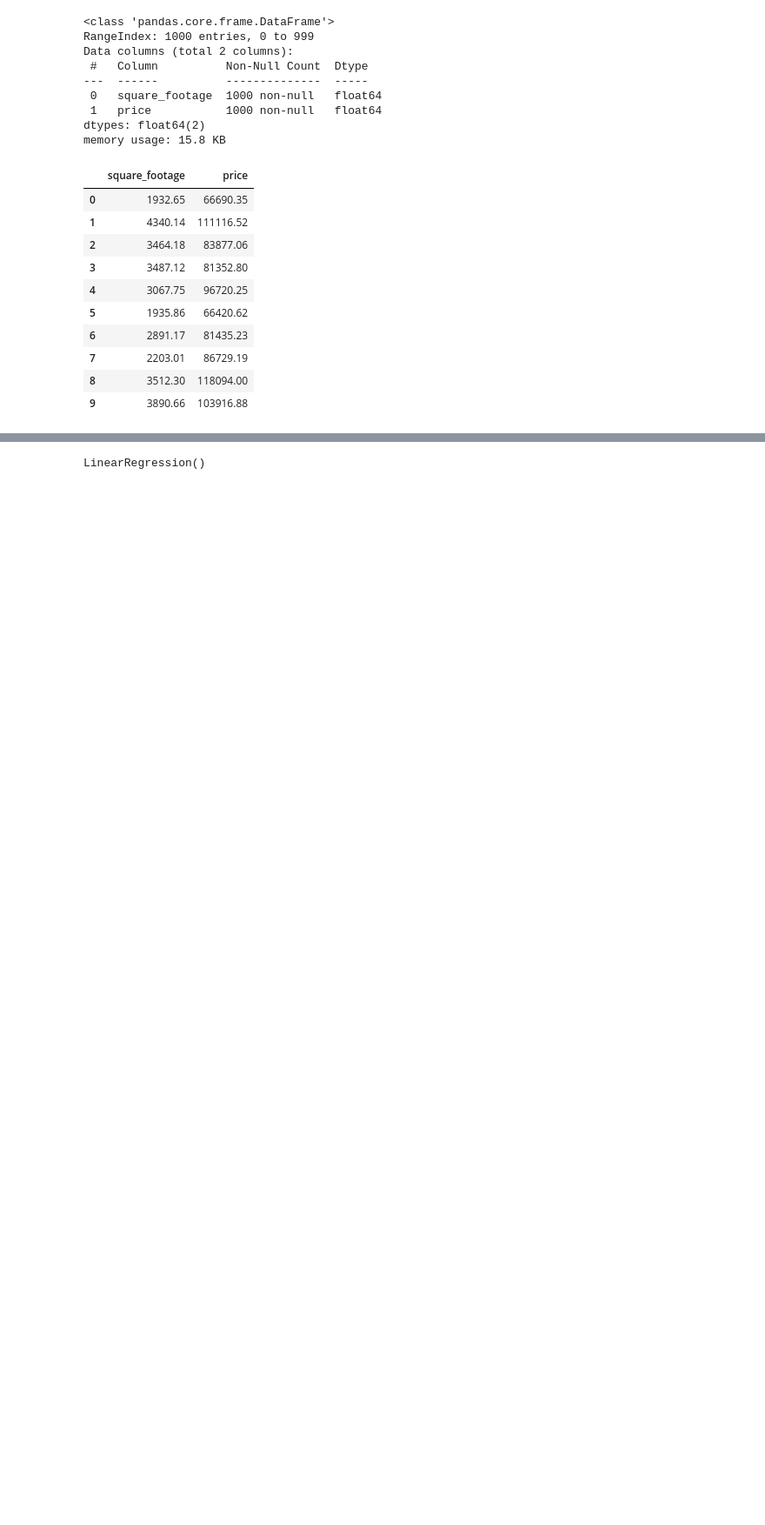
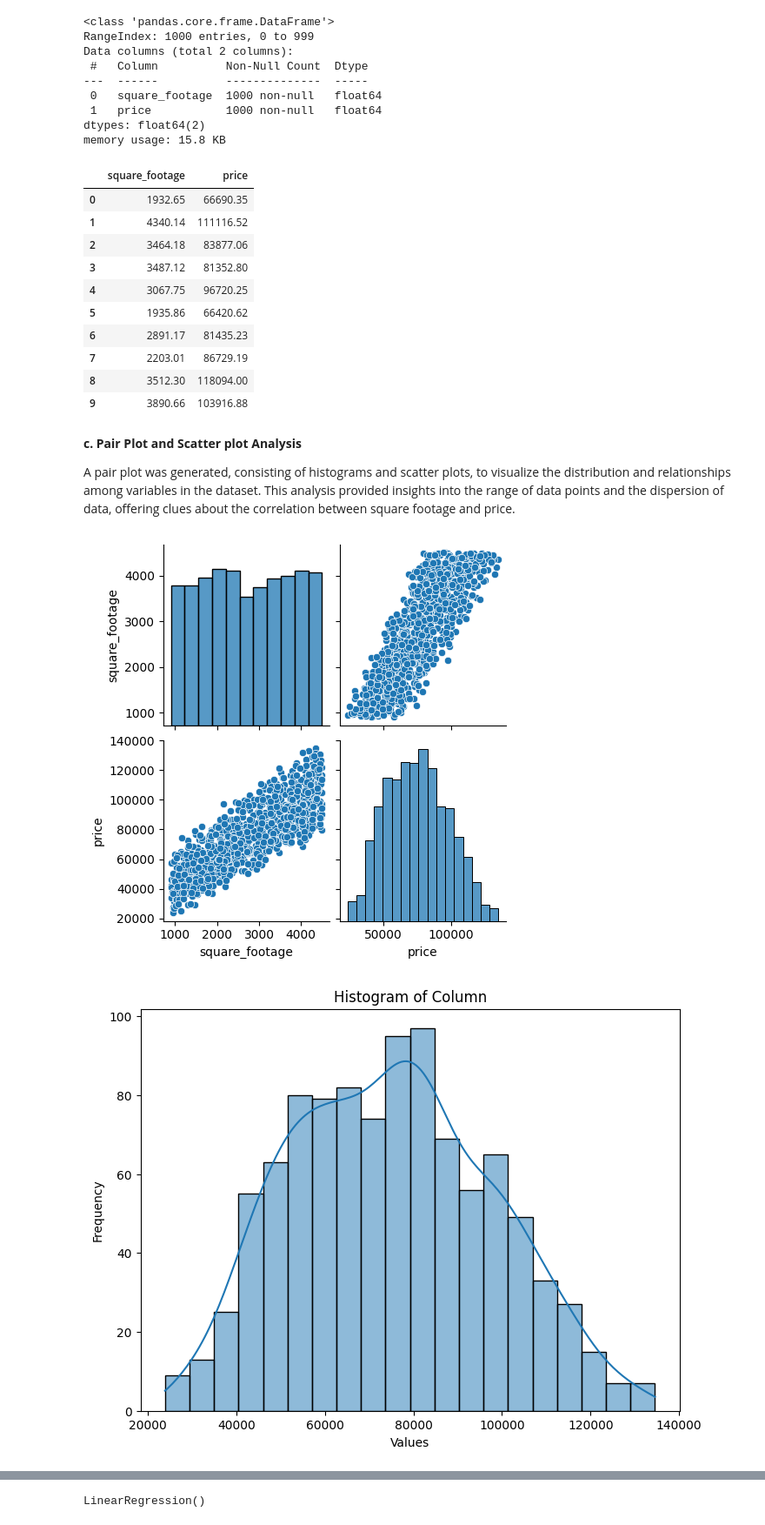
Before and after one commit to jonamadk/scaling-ML-journey, a Jupyter notebook: lab-01/Lab1.ipynb, the cells around one changed output, grey strips where cells are left out. Shown at 87% size. Cells and saved outputs as stored; diff of their text form; code cells hidden in the pictures; blank space fills up the shorter version.

```diff
--- a/lab-01/Lab1.ipynb
+++ b/lab-01/Lab1.ipynb
@@ -98,3 +106,31 @@ memory usage: 15.8 KB
 | 7 | 2203.01 | 86729.19 |
 | 8 | 3512.30 | 118094.00 |
 | 9 | 3890.66 | 103916.88 |
+# %% [markdown]
+**c. Pair Plot and Scatter plot Analysis**
+
+A pair plot was generated, consisting of histograms and scatter plots, to visualize the distribution and relationships among variables in the dataset. This analysis provided insights into the range of data points and the dispersion of data, offering clues about the correlation between square footage and price.
+# %%
+
+sns.pairplot(dataset_df)
+plt.show()
+
+# Alternatively, you can create specific plots based on your analysis needs, for example:
+# Histogram of a specific column
+plt.figure(figsize=(8, 6))
+sns.histplot(dataset_df['price'], bins=20, kde=True)
+plt.title('Histogram of Column')
+plt.xlabel('Values')
+plt.ylabel('Frequency')
+plt.show()
+
+# Scatter plot of two numeric columns
+plt.figure(figsize=(8, 6))
+sns.scatterplot(x='square_footage', y='price', data=dataset_df)
+plt.title('Scatter Plot')
+plt.xlabel('square_footage 1')
+plt.ylabel('price')
+plt.show()
+# %% [output]
+[figure, added]
+[figure, added]
```
Also changed, not shown: parts of 47 cells of this notebook, 5 other files.
